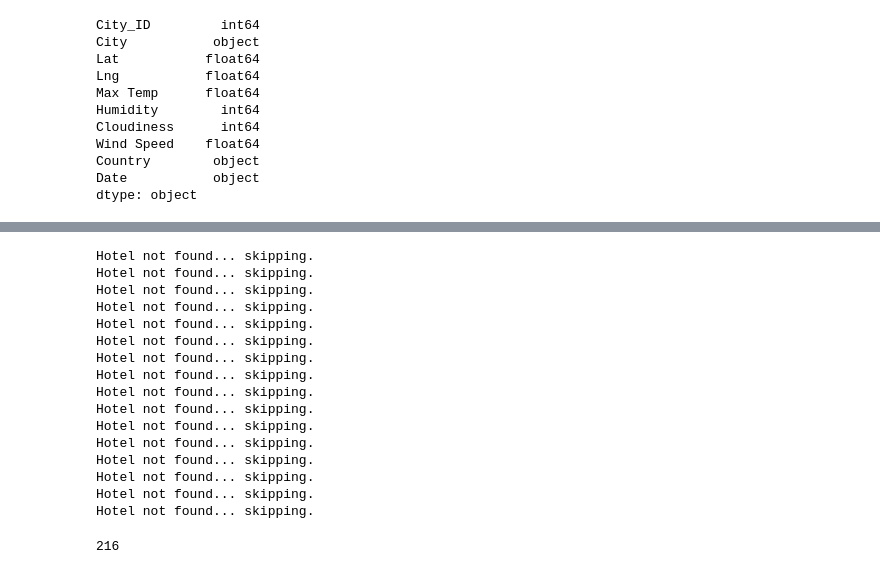
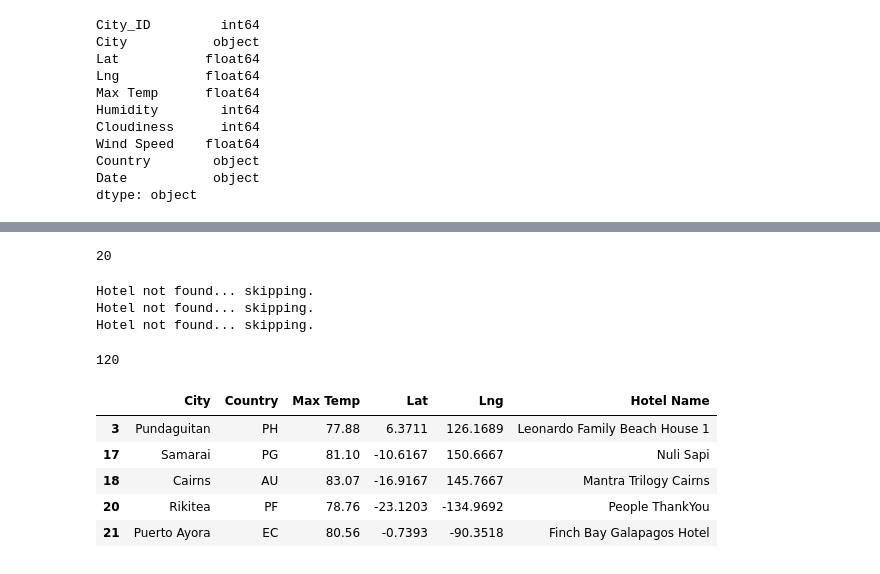
Before and after one commit to ianakt/World_Weather_Analysis, a Jupyter notebook: VacationPy.ipynb, the cells around one changed output, grey strips where cells are left out. Saved outputs shown, nothing was run; the diff lists cells and outputs as text; code cells hidden in the pictures.

```diff
--- a/VacationPy.ipynb
+++ b/VacationPy.ipynb
@@ -151,5 +151,12 @@ hotel_df.head(10)
 params = {
     "radius": 5000,
     "type": "lodging",
-    "key": g_key
+    "key": g_key,
+    "location": "48.8566, 2.3522"
 }
+# Use base URL to search for hotels in Paris.
+base_url = "https://maps.googleapis.com/maps/api/place/nearbysearch/json"
+# Make request and get the JSON data from the search.
+hotels = requests.get(base_url, params=params).json()
+
+hotels
@@ -156,3 +181,7 @@ params = {
+# %%
+len(hotels["results"])
+# %% [output]
+20
 # %%
 # Iterate through the DataFrame.
 for index, row in hotel_df.iterrows():
@@ -179,23 +208,19 @@ for index, row in hotel_df.iterrows():
 Hotel not found... skipping.
 Hotel not found... skipping.
 Hotel not found... skipping.
-Hotel not found... skipping.
-Hotel not found... skipping.
-Hotel not found... skipping.
-Hotel not found... skipping.
-Hotel not found... skipping.
-Hotel not found... skipping.
-Hotel not found... skipping.
-Hotel not found... skipping.
-Hotel not found... skipping.
-Hotel not found... skipping.
-Hotel not found... skipping.
-Hotel not found... skipping.
-Hotel not found... skipping.
 # %%
 len(hotel_df)
 # %% [output]
-216
+120
+# %%
+hotel_df.head()
+# %% [output]
+|  | City | Country | Max Temp | Lat | Lng | Hotel Name |
+| 3 | Pundaguitan | PH | 77.88 | 6.3711 | 126.1689 | Leonardo Family Beach House 1 |
+| 17 | Samarai | PG | 81.10 | -10.6167 | 150.6667 | Nuli Sapi |
+| 18 | Cairns | AU | 83.07 | -16.9167 | 145.7667 | Mantra Trilogy Cairns |
+| 20 | Rikitea | PF | 78.76 | -23.1203 | -134.9692 | People ThankYou |
+| 21 | Puerto Ayora | EC | 80.56 | -0.7393 | -90.3518 | Finch Bay Galapagos Hotel |
 # %%
 # Add a heatmap of temperature for the vacation spots.
 locations = hotel_df[["Lat", "Lng"]]
```
Also changed, not shown: parts of 8 cells of this notebook, 1 other file.
